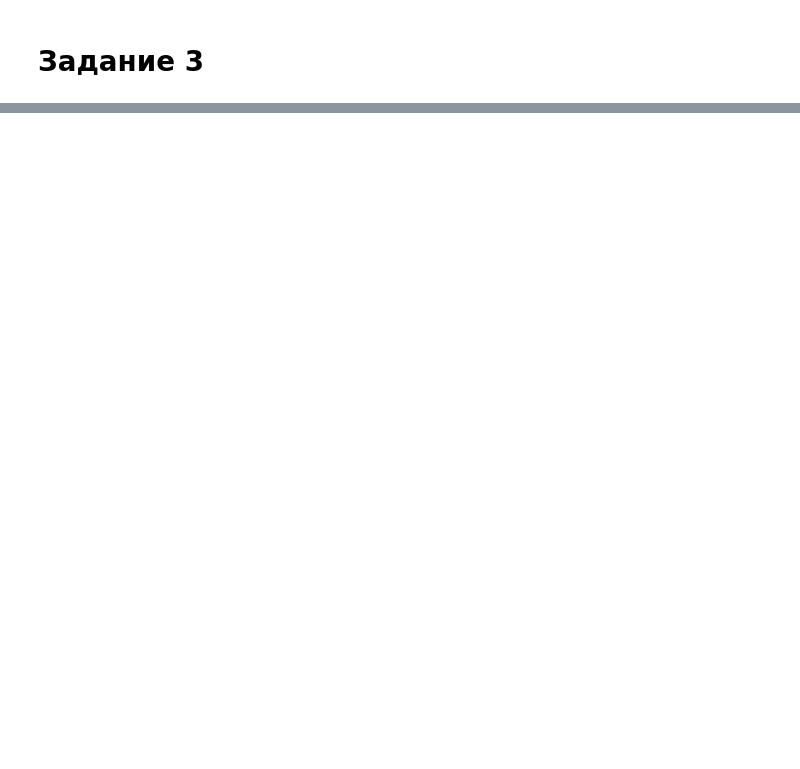
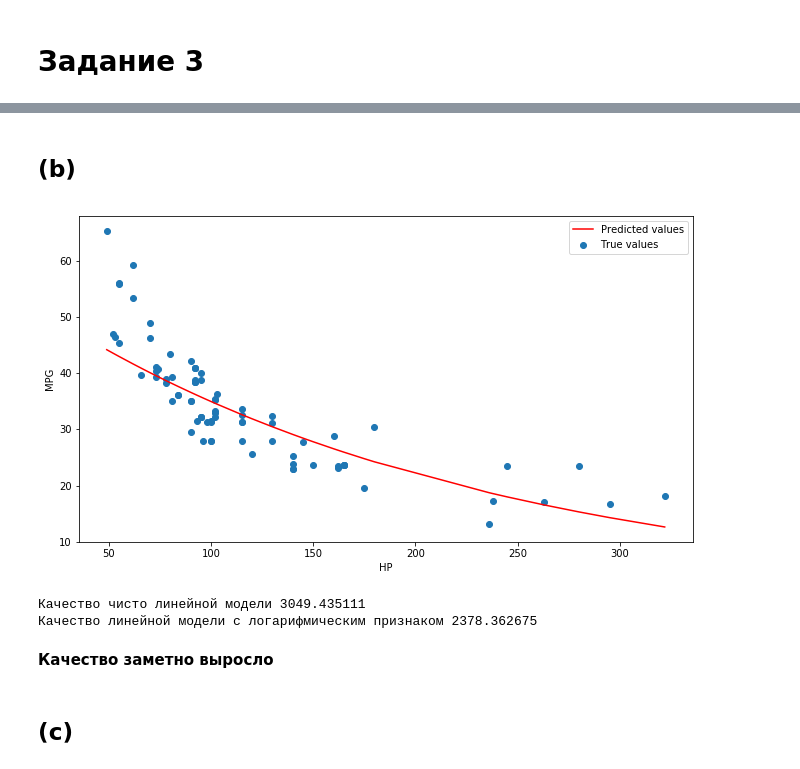
Before and after one commit to Mikhail-off/STAT2018, a Jupyter notebook: HW3/homework-3.ipynb, the cells around one changed output, grey strips where cells are left out. Drawn from its saved outputs; the diff is of its cells as text; code cells hidden in the pictures; blank space fills up the shorter version.

```diff
--- a/HW3/homework-3.ipynb
+++ b/HW3/homework-3.ipynb
@@ -95,0 +105,6 @@ sns.lineplot(x)
+# %% [markdown]
+## (b)
+# %%
+regr_log, pred_log = train_and_plot(x_data.values, y_data.values, np.log, np.exp)
+# %% [output]
+[figure, added]
@@ -95,0 +114,10 @@ sns.lineplot(x)
+# %%
+print('Качество чисто линейной модели %f' % get_score(y_data.values, pred_lin))
+print('Качество линейной модели с логарифмическим признаком %f' % get_score(y_data.values, pred_log))
+# %% [output]
+Качество чисто линейной модели 3049.435111
+Качество линейной модели с логарифмическим признаком 2378.362675
+# %% [markdown]
+__Качество заметно выросло__
+# %% [markdown]
+## (c)
```
Also changed, not shown: parts of 20 cells of this notebook.
